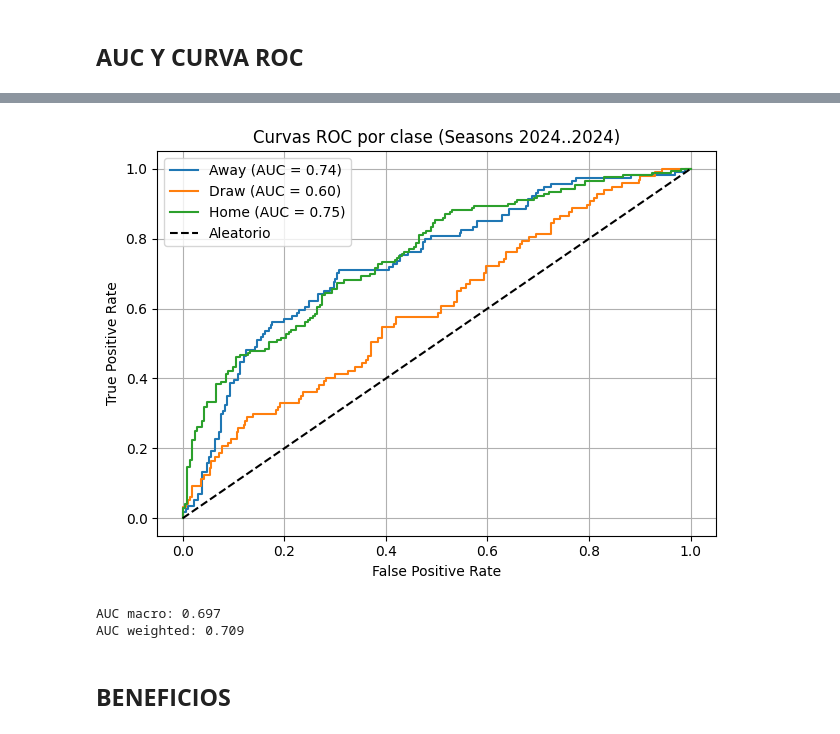
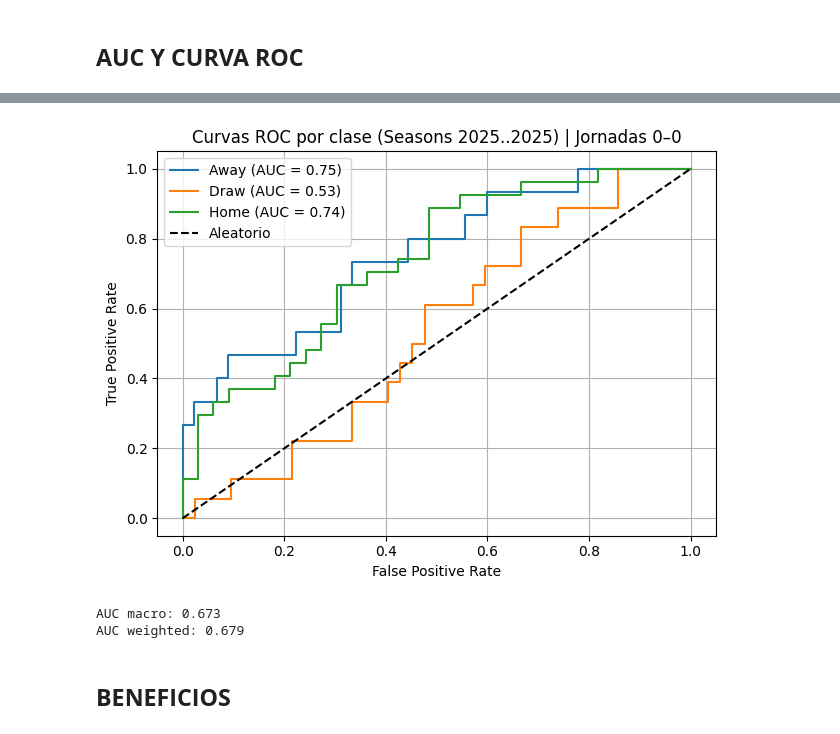
Before and after one commit to manuferrod/laliga-predictor-engine, a Jupyter notebook: notebooks/MODELOS.ipynb, the cells around one changed output, grey strips where cells are left out. Drawn from its saved outputs; the diff is of its cells as text; code cells hidden in the pictures.

```diff
--- a/notebooks/MODELOS.ipynb
+++ b/notebooks/MODELOS.ipynb
@@ -1151,9 +1568,10 @@ def _prep_test_split(
     if test_until_season is not None:
         test_mask &= (X_all['Season'] <= test_until_season)
 
+    idx_test = X_all.loc[test_mask].index  # <- índices de las filas usadas en TEST
     X_test = X_all.loc[test_mask].drop(columns=['Season'])
     y_test = y_all.loc[test_mask]
-    return X_test, y_test
+    return X_test, y_test, idx_test
 
 # -------- alinear columnas a las usadas en el fit --------
 def _align_to_fit_columns(X: pd.DataFrame, fitter, feature_names: list[str] | None = None) -> pd.DataFrame:
@@ -1186,7 +1604,7 @@ def print_classification_report_for_logreg(
 ):
     from sklearn.metrics import classification_report
 
-    X_test, y_test = _prep_test_split(
+    X_test, y_test, idx_test = _prep_test_split(
         df, train_until_season=train_until_season,
         with_odds=with_odds, test_until_season=test_until_season
     )
@@ -1207,6 +1625,16 @@ def print_classification_report_for_logreg(
     classes_used = getattr(model, "classes_", np.array([0,1,2]))
     classes_used = [c for c in [0,1,2] if c in classes_used]
     target_names = [class2label[c] for c in classes_used]
+
+    # Mostrar rango de jornadas si existe Wk
+    wk_txt = ""
+    if "Wk" in df.columns and len(idx_test):
+        wks = pd.to_numeric(df.loc[idx_test, "Wk"], errors="coerce").dropna().astype(int)
+        if len(wks):
+            wk_txt = f" | Jornadas {int(wks.min())}–{int(wks.max())}"
+
+    rango = f"{train_until_season+1}..{test_until_season}" if test_until_season is not None else f">{train_until_season}"
+    print(f"[Classification report] Seasons {rango}{wk_txt}\n")
 
     print(
         classification_report(
@@ -1248,7 +1676,7 @@ def build_classification_grid(
 
         try:
             if model == "base":
-                _, _, (_, mtr_te), y_test, y_pred, _, _ = run_logreg_eval_no_smote(
+                _, _, (_, mtr_te), y_test, y_pred, _, idx_test = run_logreg_eval_no_smote(
                     df,
                     train_until_season=train_until,
                     test_until_season=test_season,
@@ -1256,7 +1684,7 @@ def build_classification_grid(
                     random_state=random_state
                 )
             else:
-                _, _, (_, mtr_te), y_test, y_pred, _, _ = run_logreg_eval(
+                _, _, (_, mtr_te), y_test, y_pred, _, idx_test = run_logreg_eval(
                     df,
                     train_until_season=train_until,
                     test_until_season=test_season,
@@ -1291,6 +1719,14 @@ def build_classification_grid(
                         "support":   int(rep[nm]["support"]),
                     }
 
+            # --- AÑADIDO: rango de jornadas del set de test ---
+            wk_min = wk_max = None
+            if "Wk" in df.columns and idx_test is not None and len(idx_test):
+                wks = pd.to_numeric(df.loc[idx_test, "Wk"], errors="coerce").dropna().astype(int)
+                if len(wks):
+                    wk_min = int(wks.min())
+                    wk_max = int(wks.max())
+
             overall = {
                 "accuracy":     float(rep.get("accuracy", mtr_te.get("accuracy", float("nan")))),
                 "macro_avg": {
@@ -1306,6 +1742,9 @@ def build_classification_grid(
                     "support":   int(rep["weighted avg"]["support"]),
                 },
                 "n_test": int(mtr_te["n_test"]),
+                # ---- AÑADIDO ----
+                "wk_min": wk_min,
+                "wk_max": wk_max,
             }
 
             rows.append({
@@ -1322,6 +1761,9 @@ def build_classification_grid(
                 "accuracy": overall["accuracy"],
                 "macro_f1": overall["macro_avg"]["f1"],
                 "n_test": overall["n_test"],
+                # ---- AÑADIDO ----
+                "wk_min": overall["wk_min"],
+                "wk_max": overall["wk_max"],
             }
             for nm in ["A","D","H"]:
                 if nm in per_class:
@@ -1800,10 +2114,10 @@ Guardado: outputs/roc_by_season_smote.csv
 # %%
 # EJECUTAR EN LOCAL
-plot_multiclass_roc(df, model, scaler, train_until_season=2023, test_until_season=2024, with_odds=True)
+plot_multiclass_roc(df, model, scaler, train_until_season=2024, test_until_season=2025, with_odds=True)
 # %% [output]
-[figure, old version]
+[figure, new version]
-AUC macro: 0.697
-AUC weighted: 0.709
+AUC macro: 0.673
+AUC weighted: 0.679
 # %% [markdown]
 ## **BENEFICIOS**
 # %% [markdown]
```
Also changed, not shown: parts of 23 cells of this notebook.
